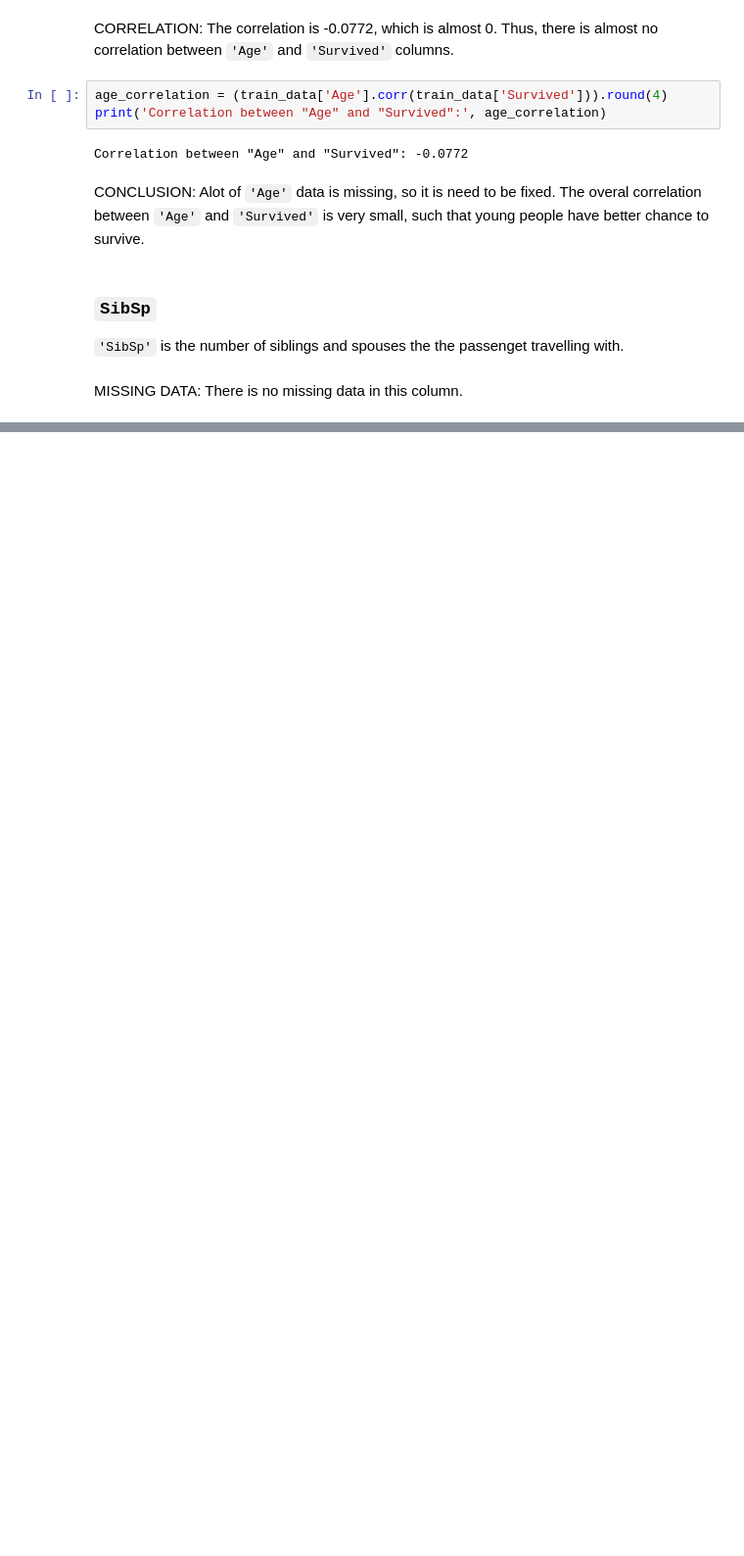
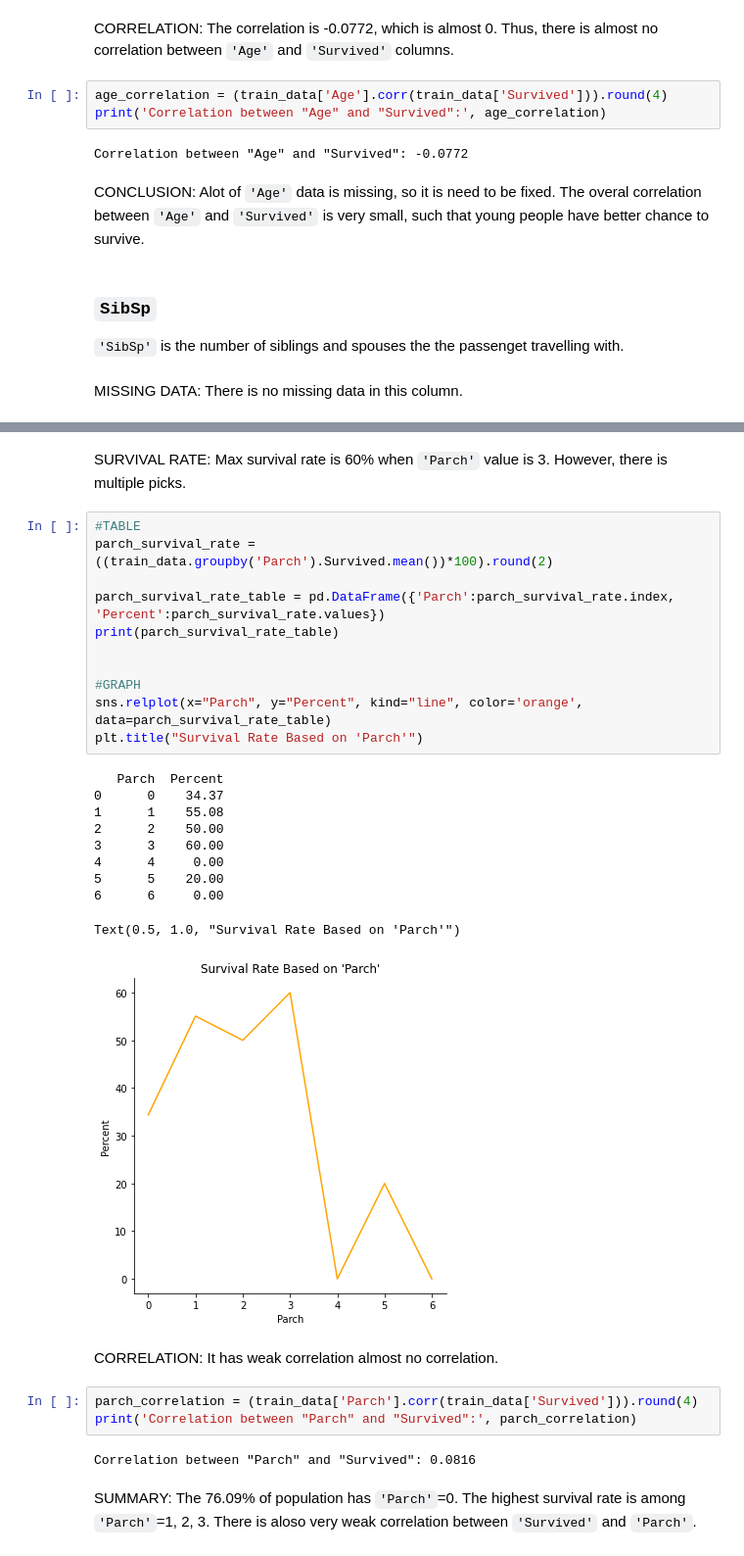
Before and after one commit to AShabunevich/Kaggle_practice_and_exercises, a Jupyter notebook: Titanic_Machine_Learning/titanic_project.ipynb, the cells around one changed output, grey strips where cells are left out. Shown at 98% size. Drawn from its saved outputs; the diff is of its cells as text; blank space fills up the shorter version.

```diff
--- a/Titanic_Machine_Learning/titanic_project.ipynb
+++ b/Titanic_Machine_Learning/titanic_project.ipynb
@@ -298,0 +515,33 @@ Missing data in 'Pclass' column: 0
+# %% [markdown]
+SURVIVAL RATE: Max survival rate is 60% when `'Parch'` value is 3. However, there is multiple picks.
+# %%
+#TABLE
+parch_survival_rate = ((train_data.groupby('Parch').Survived.mean())*100).round(2)
+
+parch_survival_rate_table = pd.DataFrame({'Parch':parch_survival_rate.index, 'Percent':parch_survival_rate.values})
+print(parch_survival_rate_table)
+
+
+#GRAPH
+sns.relplot(x="Parch", y="Percent", kind="line", color='orange', data=parch_survival_rate_table)
+plt.title("Survival Rate Based on 'Parch'")
+# %% [output]
+   Parch  Percent
+0      0    34.37
+1      1    55.08
+2      2    50.00
+3      3    60.00
+4      4     0.00
+5      5    20.00
+6      6     0.00
+Text(0.5, 1.0, "Survival Rate Based on 'Parch'")
+[figure, added]
+# %% [markdown]
+CORRELATION: It has weak correlation almost no correlation.
+# %%
+parch_correlation = (train_data['Parch'].corr(train_data['Survived'])).round(4)
+print('Correlation between "Parch" and "Survived":', parch_correlation)
+# %% [output]
+Correlation between "Parch" and "Survived": 0.0816
+# %% [markdown]
+SUMMARY: The 76.09% of population has `'Parch'`=0. The highest survival rate is among `'Parch'`=1, 2, 3. There is aloso very weak correlation between `'Survived'` and `'Parch'`.
```
Also changed, not shown: parts of 21 cells of this notebook.
